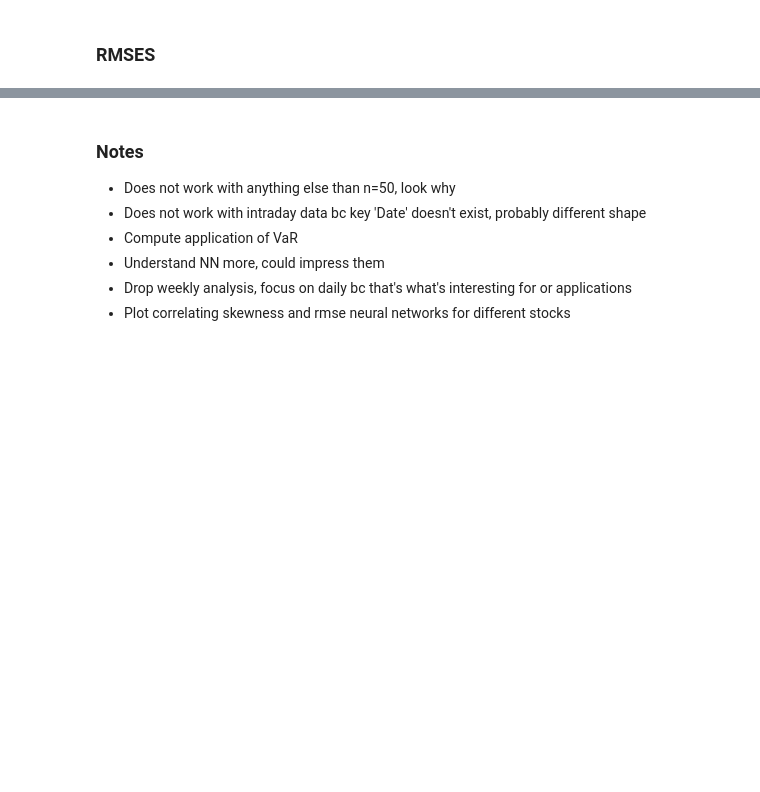
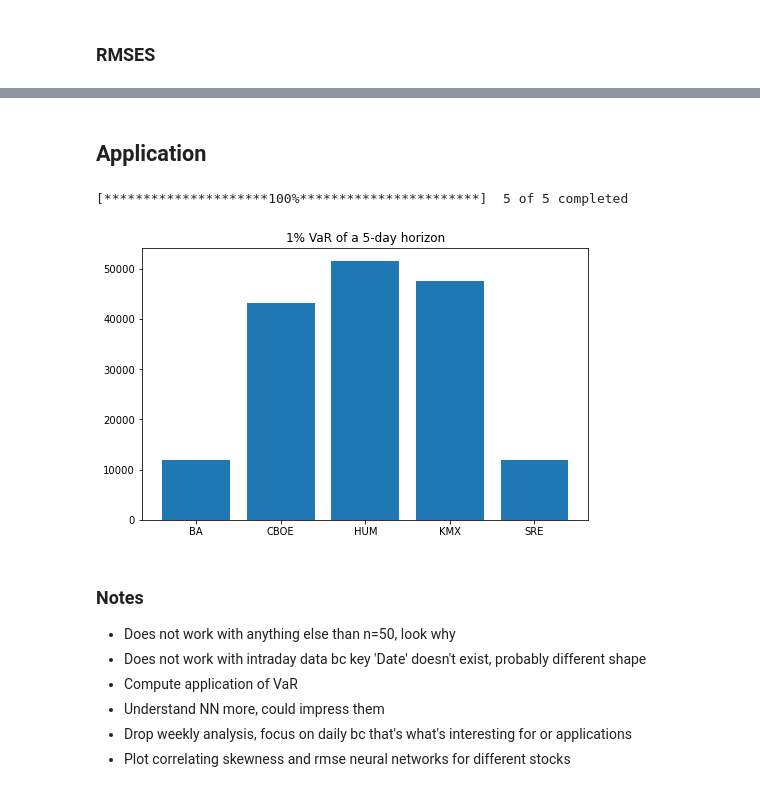
Before and after one commit to corentinwerenne/volatility_prediction, a Jupyter notebook: wip.ipynb, the cells around one changed output, grey strips where cells are left out. Saved outputs shown, nothing was run; the diff lists cells and outputs as text; code cells hidden in the pictures; blank space fills up the shorter version.

```diff
--- a/wip.ipynb
+++ b/wip.ipynb
@@ -372,0 +387,2 @@ for ticker in sample_weekly_10y_df.columns:
+# %% [markdown]
+## Application
@@ -372,0 +435,5 @@ for ticker in sample_weekly_10y_df.columns:
+# %%
+var = var(s=5, n=5, start='2017-01-17', end='2017-03-17', interval='1d', amount=1000000, level=0.99)
+# %% [output]
+[*********************100%***********************]  5 of 5 completed
+[figure, added]
```
Also changed, not shown: parts of 9 cells of this notebook, 1 other file.
